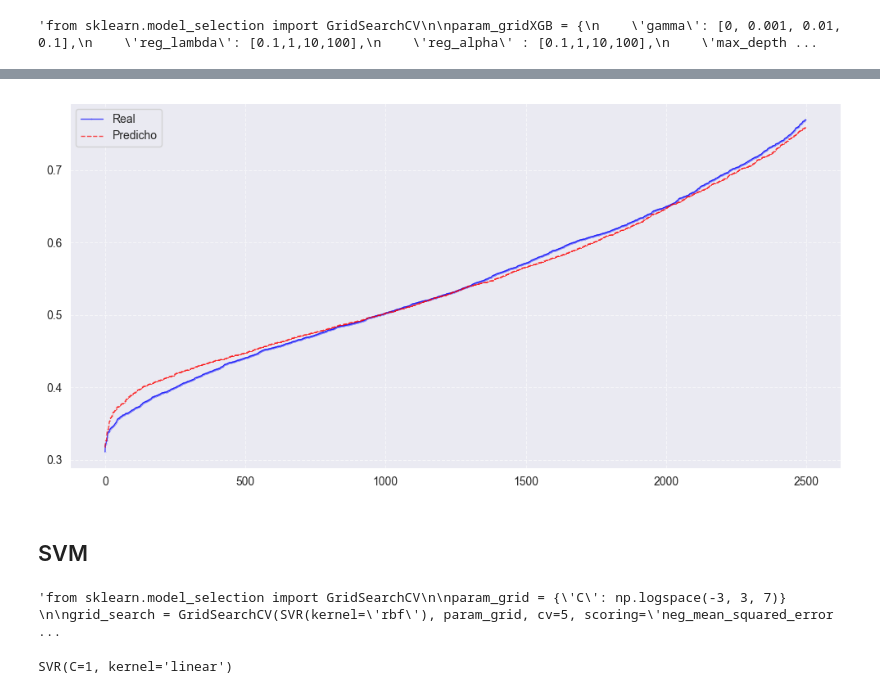
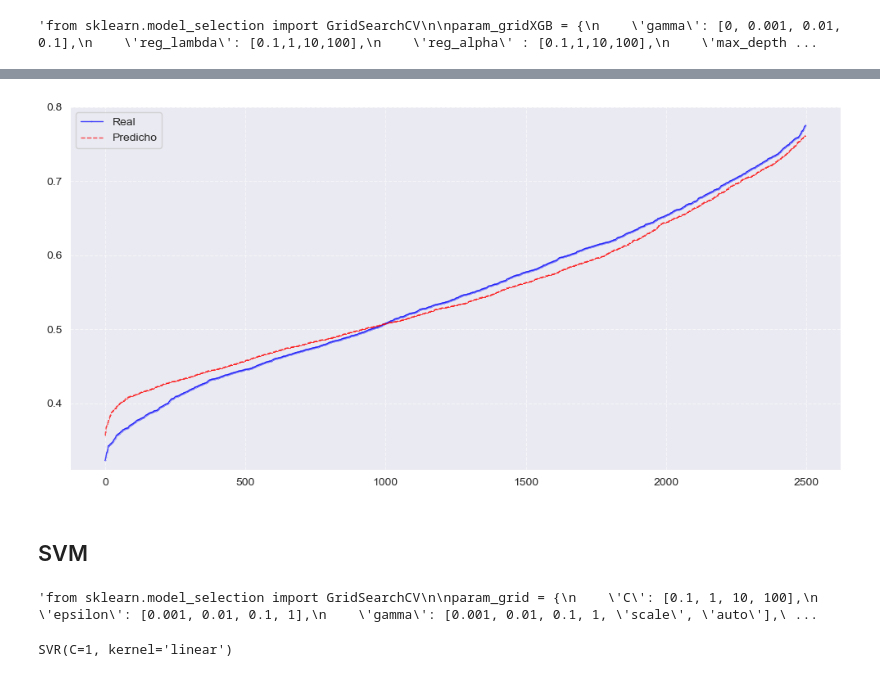
Before and after one commit to eliasibpajaro/JBookProjectML2025, a Jupyter notebook: _sources/Models.ipynb, the cells around one changed output, grey strips where cells are left out. Cells and saved outputs as stored; diff of their text form; code cells hidden in the pictures.

```diff
--- a/_sources/Models.ipynb
+++ b/_sources/Models.ipynb
@@ -630,9 +534,11 @@ X_XGB=df_scaled.copy()
 X_XGB['Tectonic environment (Crustal; Inslab; Interface; Stable; Deep; Volcanic; Oceanic_crust)'] = df_copy['Tectonic environment (Crustal; Inslab; Interface; Stable; Deep; Volcanic; Oceanic_crust)']
 X_XGB['Fault Plane (1; 2; X)'] = df_copy['Fault Plane (1; 2; X)']
 X_XGB['Style-of-Faulting (S; R; N; U)'] = df_copy['Style-of-Faulting (S; R; N; U)']
+"""X_XGB['Topografia'] = df_copy['Topografia']
+X_XGB['Geologia'] = df_copy['Geologia']"""
 X_XGB[categorical_columns] = X[categorical_columns].astype('category')
 # %%
-Y_XGB=X_XGB[["T_0.01_RotD50"]].copy()
+Y_XGB=X_XGB["T_0.01_RotD50"].copy()
 X_XGB.drop(["T_0.01_RotD50"],axis=1, inplace=True )
 # %%
 XGBRegressor(tree_method='gpu_hist', gpu_id=1)
@@ -649,12 +555,14 @@ XGBRegressor(base_score=None, booster=None, callbacks=None,
              multi_strategy=None, n_estimators=None, n_jobs=None,
              num_parallel_tree=None, ...)
 # %%
-X_trainXGB, X_testXGB, y_trainXGB, y_testXGB = train_test_split(X_XGB, Y_XGB, test_size=0.3, random_state=42)
+X_trainXGB, X_testXGB, y_trainXGB, y_testXGB = train_test_split(X_XGB, Y_XGB, test_size=0.3, random_state=0)
 
 # Modelo con GPU
 modelXGB = XGBRegressor(tree_method="gpu_hist", gpu_id=1, enable_categorical=True, n_estimators=1000, max_depth=6, gamma=0,
-                        reg_lambda = 10, reg_alpha= 0.1)
+                        reg_lambda = 0.01, reg_alpha= 1)
 modelXGB.fit(X_trainXGB, y_trainXGB)
 
 # Predicciones
 y_predXGB = modelXGB.predict(X_testXGB)
+y_predTODOSXGB= modelXGB.predict(X_XGB)
+yTodosXGBArray = np.array(Y_XGB)
@@ -742,17 +672,27 @@ plt.show()"""
+# %%
+
+# Conversión directa con np.array()
+y_test_array = np.array(y_testXGB)#['T_0.01_RotD50'])  # DataFrame -> Array
+# Ordenar los valores reales y mantener la relación con los predichos
+sorted_indices = np.argsort(y_test_array)  # Obtener los índices ordenados de y_test
+y_test_sortedXGB = y_test_array[sorted_indices]  # Ordenar los valores reales
+sorted_indices2 = np.argsort(y_predXGB)
+y_pred_sortedXGB = y_predXGB[sorted_indices2]  # Reordenar las predicciones según esos índices"""
 # %%
 
 plt.figure(figsize=(10,5))
 
 # Graficar datos reales y predichos
 plt.plot(y_test_sortedXGB[2:2500], label="Real", marker="o", linestyle="-", color="blue", markersize=0.1, linewidth=1, alpha=0.7)
 plt.plot(y_pred_sortedXGB[2:2500], label="Predicho", marker="x", linestyle="--", color="red", markersize=0.1, linewidth=1, alpha=0.7)
 
 plt.legend(["Real", "Predicho"])
 plt.grid(True, linestyle='--', alpha=0.6)
+plt.ylim([0.31,0.8])
 plt.tight_layout()
 plt.show()
 # %% [output]
-[figure, old version]
+[figure, new version]
 # %% [markdown]
 ## SVM
 # %%
@@ -761,15 +701,24 @@ from sklearn.metrics import mean_squared_error
 # %%
 """from sklearn.model_selection import GridSearchCV
 
-param_grid = {'C': np.logspace(-3, 3, 7)}
+param_grid = {
+    'C': [0.1, 1, 10, 100],
+    'epsilon': [0.001, 0.01, 0.1, 1],
+    'gamma': [0.001, 0.01, 0.1, 1, 'scale', 'auto'],
+    'tol': [1e-4, 1e-3, 1e-2],
+    'max_iter': [1000, 10000, -1]
+}
 
-grid_search = GridSearchCV(SVR(kernel='rbf'), param_grid, cv=5, scoring='neg_mean_squared_error')
+grid_search = GridSearchCV(SVR(kernel='rbf'), param_grid, cv=3, scoring='neg_mean_squared_error', n_jobs=6)
 grid_search.fit(X_train, y_train)
 
 print("Mejor C:", grid_search.best_params_['C'])
-"""
+print("Mejor epsilon:", grid_search.best_params_['epsilon'])
+print("Mejor gamma:", grid_search.best_params_['gamma'])
+print("Mejor tol:", grid_search.best_params_['tol'])
+print("Mejor max_iter:", grid_search.best_params_['max_iter'])"""
 # %% [output]
-'from sklearn.model_selection import GridSearchCV\n\nparam_grid = {\'C\': np.logspace(-3, 3, 7)}  \n\ngrid_search = GridSearchCV(SVR(kernel=\'rbf\'), param_grid, cv=5, scoring=\'neg_mean_squared_error ...
+'from sklearn.model_selection import GridSearchCV\n\nparam_grid = {\n    \'C\': [0.1, 1, 10, 100],\n    \'epsilon\': [0.001, 0.01, 0.1, 1],\n    \'gamma\': [0.001, 0.01, 0.1, 1, \'scale\', \'auto\'],\ ...
 # %%
 svr_lineal = SVR(kernel='linear', C=1, epsilon=0.1)
 svr_lineal.fit(X_train,y_train)
```
Also changed, not shown: parts of 86 cells of this notebook, 49 other files.
